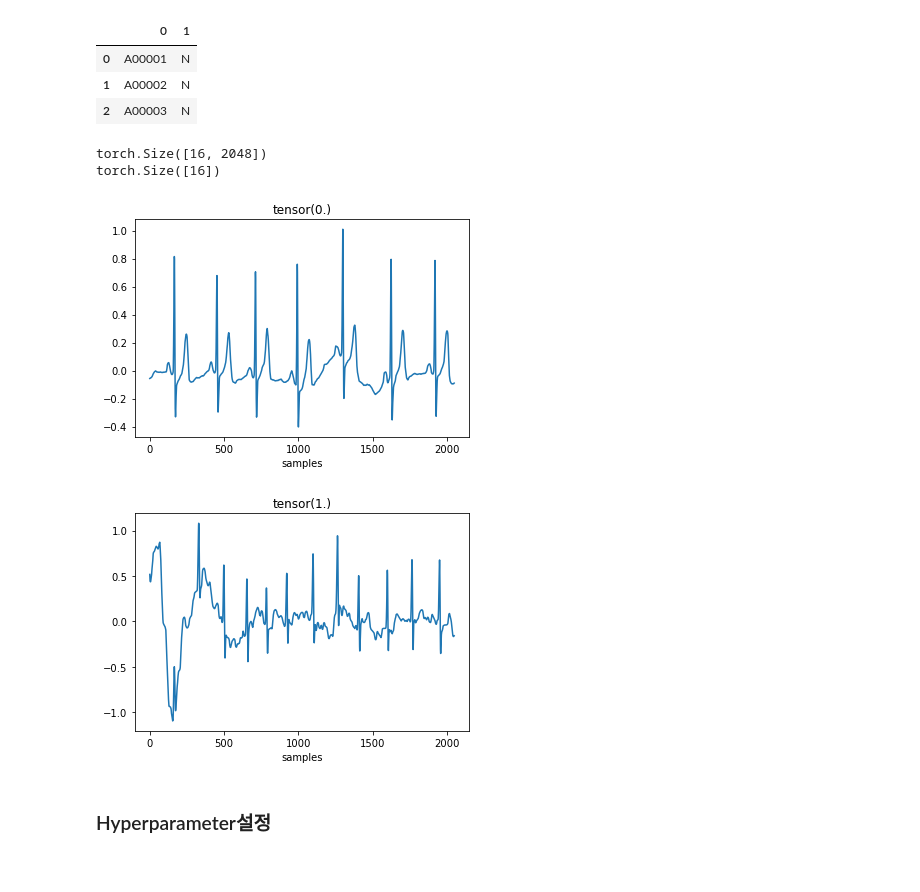
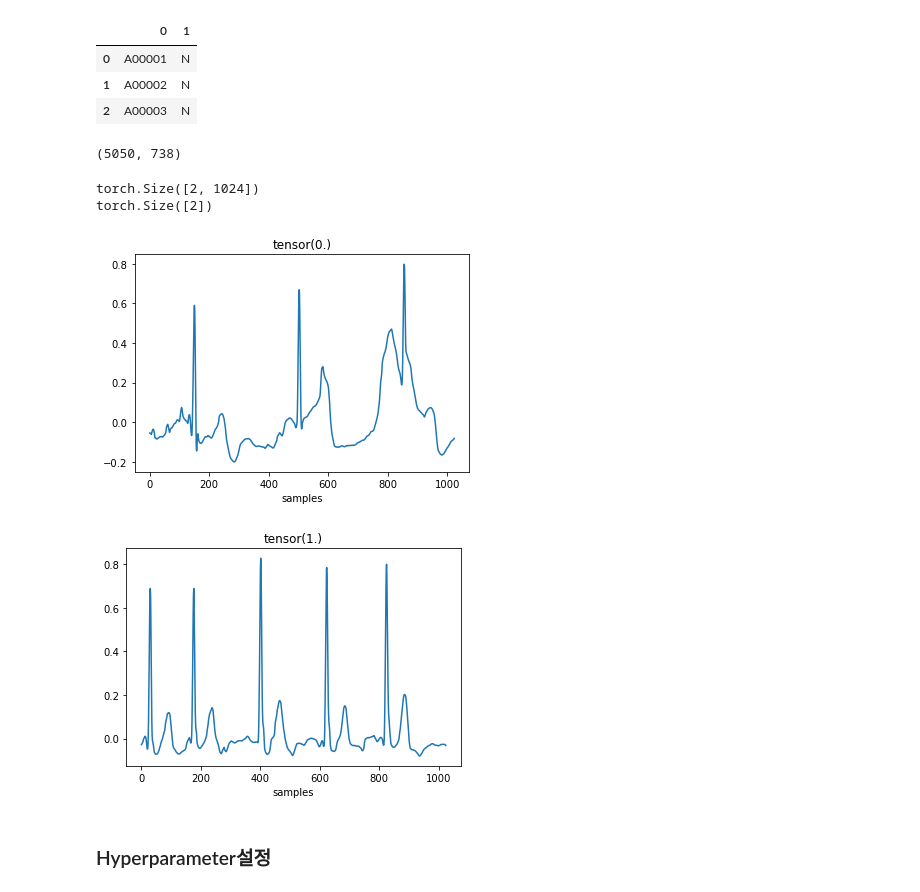
Before and after one commit to hufsaim/T10402201, a Jupyter notebook: notebook/ch04_MLP.ipynb, the cells around one changed output. Drawn from its saved outputs; the diff is of its cells as text; code cells hidden in the pictures.

```diff
--- a/notebook/ch04_MLP.ipynb
+++ b/notebook/ch04_MLP.ipynb
@@ -28,12 +28,16 @@ d[:3]
 # %%
 Nlist = d[d[1]=='N']
 Alist = d[d[1]=='A']
+len(Nlist),len(Alist)
+# %% [output]
+(5050, 738)
 # %%
-Nvd = 50
+Ntr = 512
+Nvd = 128
 Nlist_vd = Nlist[-Nvd:]
 Alist_vd = Alist[-Nvd:]
-Nlist = Nlist[:-Nvd]
-Alist = Alist[:-Nvd]
+Nlist = Nlist[:Ntr]
+Alist = Alist[:Ntr]
 # %%
 def data_iter(batch_size, dpath, Nlist, Alist, L):
     num_examplesN = len(Nlist)
@@ -64,23 +68,23 @@ def data_iter(batch_size, dpath, Nlist, Alist, L):
 
         yield 0.001*features, labels
 # %%
-L = 2048
+L = 1024
 i = 0
-for X_tr, y_tr in data_iter(16,dpath,Nlist,Alist,L):
+for X_tr, y_tr in data_iter(2,dpath,Nlist,Alist,L):
     print(X_tr.shape)
     print(y_tr.shape)
     i=i+1
     for n in range(2):
         plt.plot(X_tr[n])
         plt.title(y_tr[n])
         plt.xlabel('samples')
         plt.show()
     break
 # %% [output]
-torch.Size([16, 2048])
-torch.Size([16])
+torch.Size([2, 1024])
+torch.Size([2])
-[figure, old version]
+[figure, new version]
-[figure, old version]
+[figure, new version]
 # %% [markdown]
 ### Hyperparameter설정
 # %%
```
Also changed, not shown: parts of 7 cells of this notebook.
